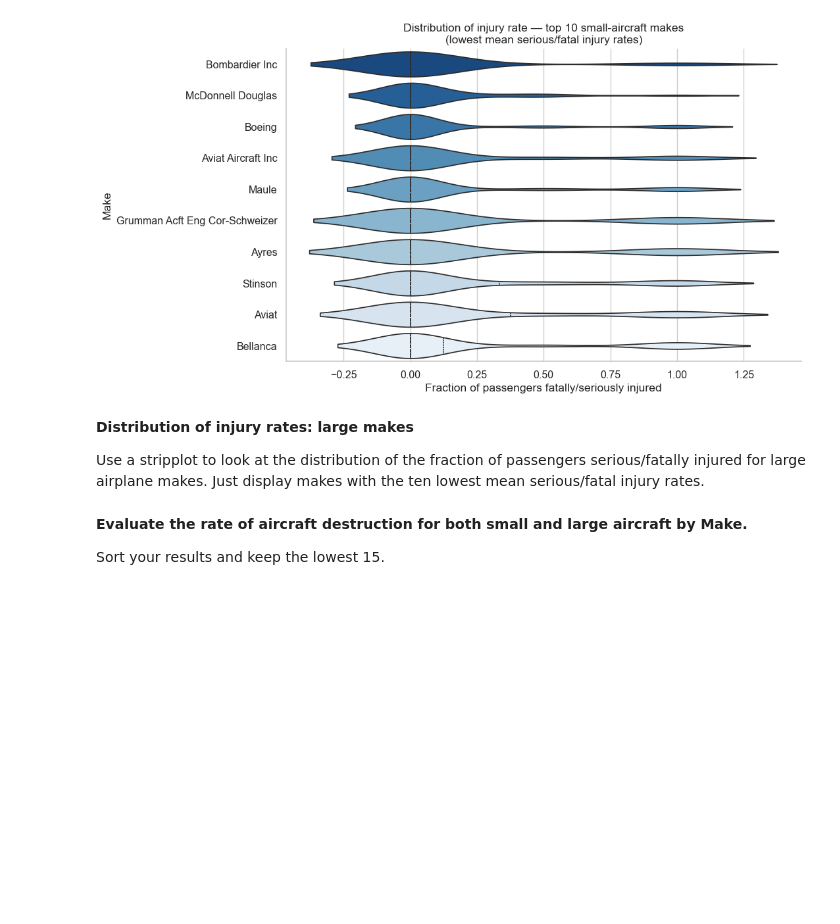
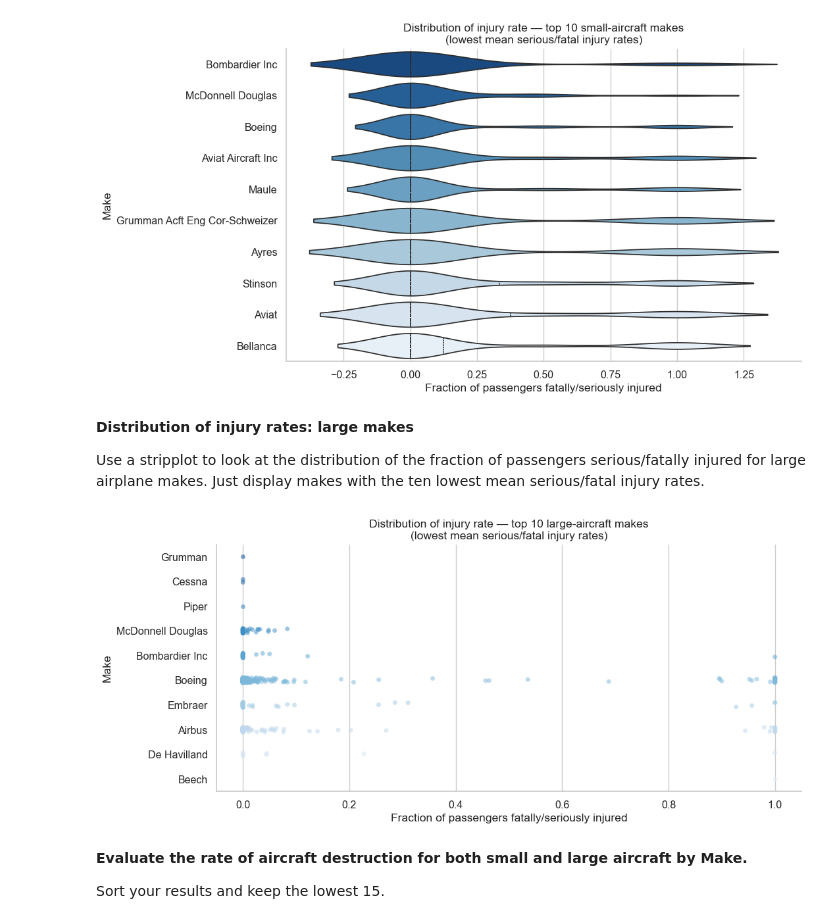
Before and after one commit to janemurungi2-creator/dsc-course0-m8-lab, a Jupyter notebook: Aviation_Accidents_Data_Analysis.ipynb, the cells around one changed output. Saved outputs shown, nothing was run; the diff lists cells and outputs as text; code cells hidden in the pictures; blank space fills up the shorter version.

Commit message:
analysis:visualize by using a strip plot,injury distribution forlarge plain makes

```diff
--- a/Aviation_Accidents_Data_Analysis.ipynb
+++ b/Aviation_Accidents_Data_Analysis.ipynb
@@ -198,6 +198,40 @@ plt.show()
 **Distribution of injury rates: large makes**
 
 Use a stripplot to look at the distribution of the fraction of passengers serious/fatally injured for large airplane makes. Just display makes with the ten lowest mean serious/fatal injury rates.
+# %%
+# Get top 10 large makes by lowest mean injury rate
+top10_large_makes = (
+    large.groupby('Make')['Serious_Fatal_Frac']
+         .mean()
+         .reset_index()
+         .sort_values('Serious_Fatal_Frac')
+         .head(10)['Make']
+         .tolist()
+)
+
+# Filter data to those 10 makes only
+plot_large = large[large['Make'].isin(top10_large_makes)]
+
+fig, ax = plt.subplots(figsize=(11, 5))
+sns.stripplot(
+    data=plot_large,
+    x='Serious_Fatal_Frac',
+    y='Make',
+    order=top10_large_makes,
+    jitter=True,
+    alpha=0.5,
+    size=5,
+    palette='Blues_r',
+    ax=ax
+)
+ax.set_xlabel('Fraction of passengers fatally/seriously injured')
+ax.set_ylabel('Make')
+ax.set_title('Distribution of injury rate — top 10 large-aircraft makes\n(lowest mean serious/fatal injury rates)')
+ax.spines[['top','right']].set_visible(False)
+plt.tight_layout()
+plt.show()
+# %% [output]
+[figure, added]
 # %% [markdown]
 **Evaluate the rate of aircraft destruction for both small and large aircraft by Make.**
 
```
